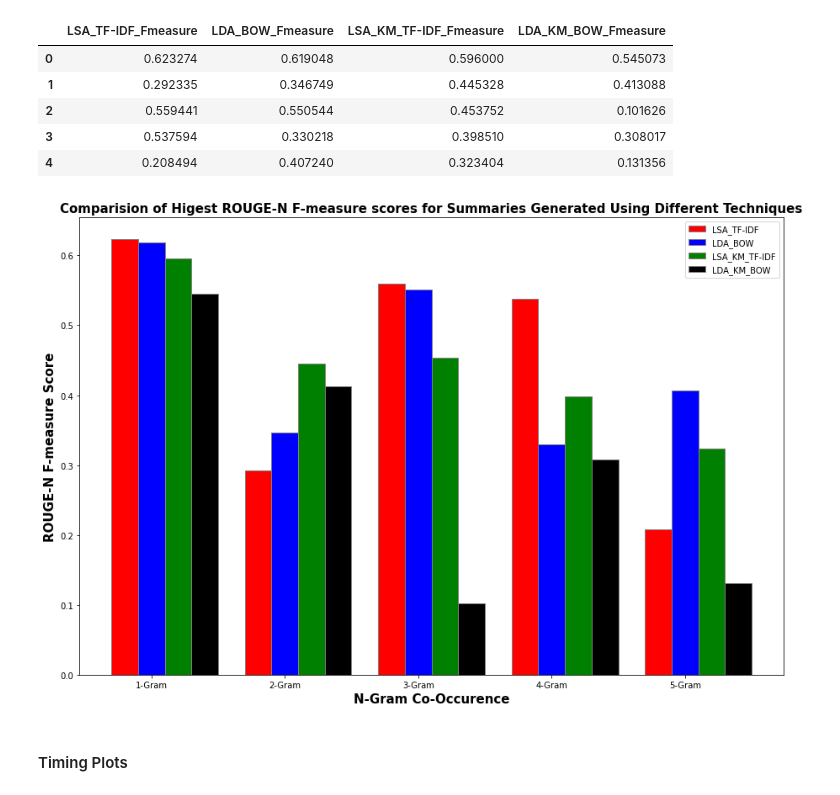
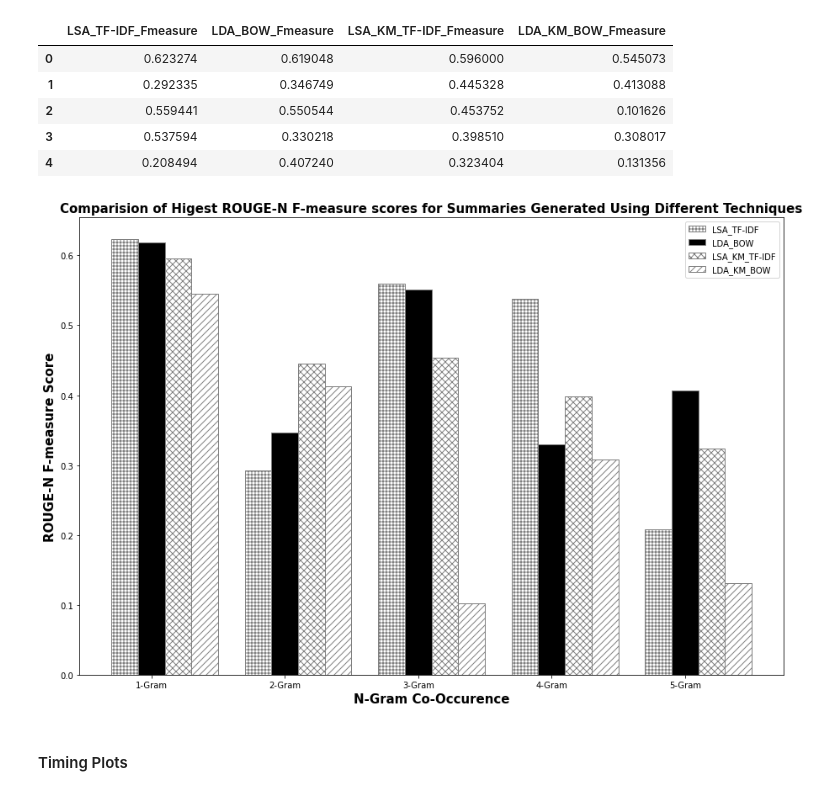
Before and after one commit to splAcharya/Extractive_Text_Summarization, a Jupyter notebook: ExTs.ipynb, the cells around one changed output. Cells and saved outputs as stored; diff of their text form; code cells hidden in the pictures.

```diff
--- a/ExTs.ipynb
+++ b/ExTs.ipynb
@@ -2159,25 +2150,25 @@ fm_comparision_df
 # %%
 fig = plt.subplots( figsize=(15, 10))
 barWidth = 0.2
 
 nGramRangeA = [i for i in range(1,6)]
 nGramRangeB = [i + barWidth for i in nGramRangeA]
 nGramRangeC = [i + barWidth for i in nGramRangeB]
 nGramRangeD = [i + barWidth for i in nGramRangeC]
 
 #make plots
-plt.bar(nGramRangeA,fm_comparision_df["LSA_TF-IDF_Fmeasure"], color = 'red', width = barWidth, edgecolor = 'grey', label="LSA_TF-IDF")
-plt.bar(nGramRangeB,fm_comparision_df["LDA_BOW_Fmeasure"], color = 'blue', width = barWidth, edgecolor = 'grey', label="LDA_BOW")
-plt.bar(nGramRangeC,fm_comparision_df["LSA_KM_TF-IDF_Fmeasure"], color = 'green', width = barWidth, edgecolor = 'grey', label="LSA_KM_TF-IDF")
-plt.bar(nGramRangeD,fm_comparision_df["LDA_KM_BOW_Fmeasure"], color = 'black', width = barWidth, edgecolor = 'grey', label="LDA_KM_BOW")
+plt.bar(nGramRangeA,fm_comparision_df["LSA_TF-IDF_Fmeasure"], color = 'w', width = barWidth, edgecolor = 'grey', label="LSA_TF-IDF", hatch=("+++"))
+plt.bar(nGramRangeB,fm_comparision_df["LDA_BOW_Fmeasure"], color = 'k', width = barWidth, edgecolor = 'grey', label="LDA_BOW")
+plt.bar(nGramRangeC,fm_comparision_df["LSA_KM_TF-IDF_Fmeasure"], color = 'w', width = barWidth, edgecolor = 'grey', label="LSA_KM_TF-IDF", hatch=("xxx"))
+plt.bar(nGramRangeD,fm_comparision_df["LDA_KM_BOW_Fmeasure"], color = 'w', width = barWidth, edgecolor = 'grey', label="LDA_KM_BOW", hatch=("///"))
 plt.legend()
 plt.xticks([1 + r + barWidth for r in range(len(nGramRangeC))], ['1-Gram', '2-Gram', '3-Gram', '4-Gram', '5-Gram'])
 plt.xlabel('N-Gram Co-Occurence', fontweight = 'bold', fontsize = 15)
 plt.ylabel('ROUGE-N F-measure Score', fontweight = 'bold', fontsize = 15)
 plt.title("Comparision of Higest ROUGE-N F-measure scores for Summaries Generated Using Different Techniques", fontweight = 'bold', fontsize=15)
 plt.show()
 # %% [output]
-[figure, old version]
+[figure, new version]
 # %% [markdown]
 #### Timing Plots
 # %%
```
Also changed, not shown: parts of 18 cells of this notebook.
